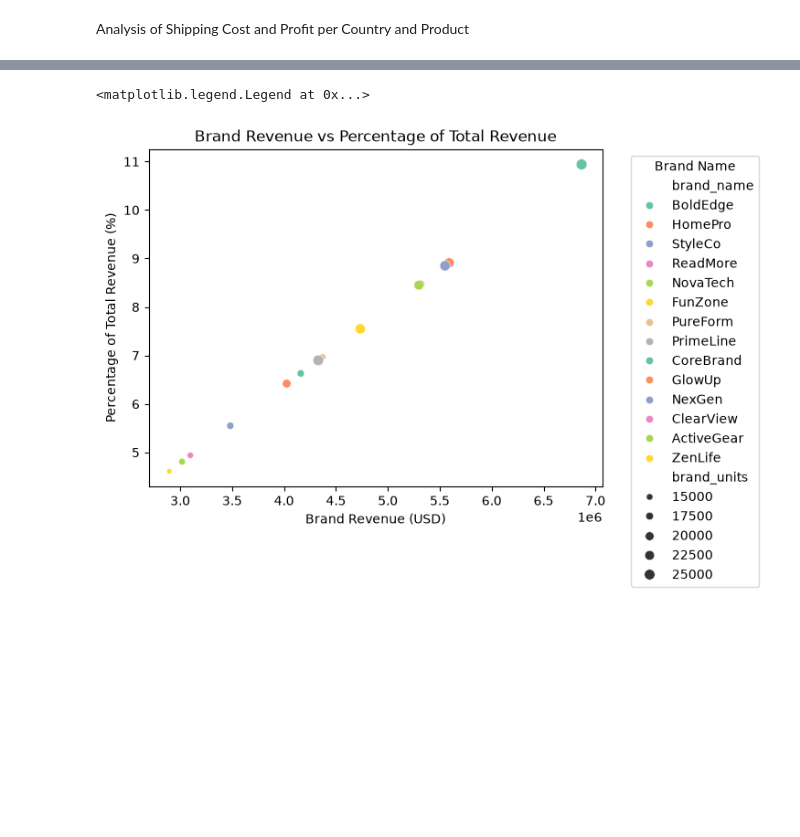
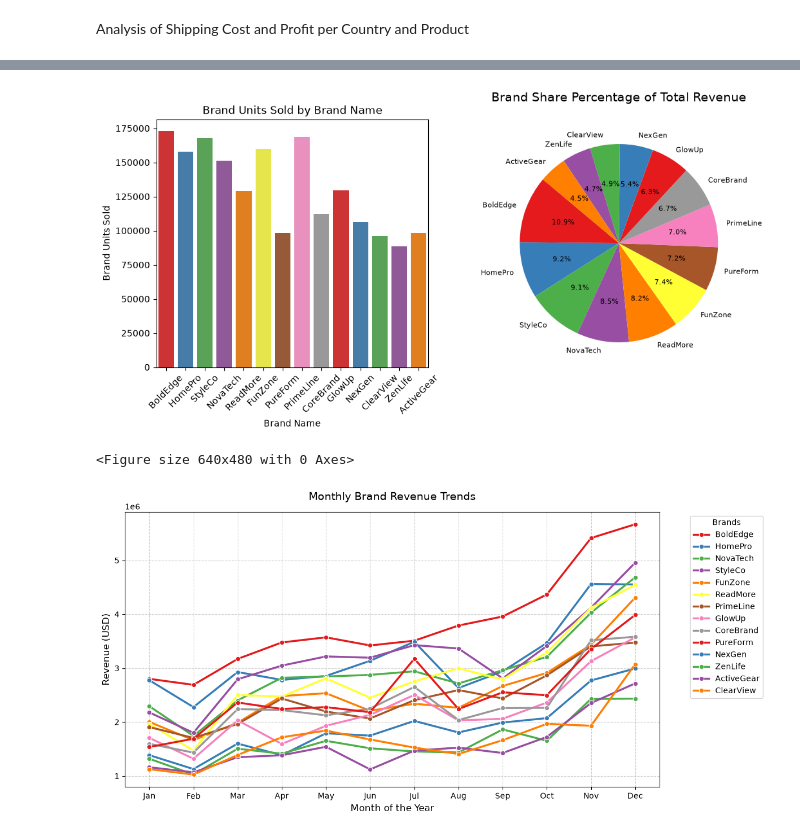
Before and after one commit to dmgg90/E-commerce-Studio, a Jupyter notebook: Analysis.ipynb, the cells around one changed output, grey strips where cells are left out. Saved outputs shown, nothing was run; the diff lists cells and outputs as text; code cells hidden in the pictures; blank space fills up the shorter version.

```diff
--- a/Analysis.ipynb
+++ b/Analysis.ipynb
@@ -286,11 +287,44 @@ ORDER BY brand_revenue DESC;
 
 brand_share_df = pd.read_sql_query(sql_query, conn)
 # %%
-sns.scatterplot(data=brand_share_df, x='brand_revenue', y='pct_of_total_revenue', hue='brand_name', size='brand_units', palette='Set2')
-plt.title('Brand Revenue vs Percentage of Total Revenue')
-plt.xlabel('Brand Revenue (USD)')
-plt.ylabel('Percentage of Total Revenue (%)')
-plt.legend(title='Brand Name', bbox_to_anchor=(1.05, 1), loc='upper left')
+fig, (ax1, ax2) = plt.subplots(1, 2, figsize=(12, 5))
+
+
+ax2 = sns.barplot(
+    data=brand_share_df,
+    x="brand_name",
+    y="brand_units",
+    hue="brand_name",
+    palette="Set1",
+    ax=ax1,
+    legend=False,
+)
+ax2.set_title("Brand Units Sold by Brand Name")
+ax2.set_xlabel("Brand Name")
+ax2.set_ylabel("Brand Units Sold")
+ax2.tick_params(axis="x", rotation=45)
+
+
+# 1. Choose a Seaborn color palette and extract the colors
+colors = sns.color_palette("Set1", len(brand_share_df))
+
+# 3. Create the pie chart using Matplotlib
+ax2=plt.pie(
+    x=brand_share_df["pct_of_total_revenue"],  # Numeric values for slices
+    labels=brand_share_df["brand_name"],  # Text labels for slices
+    colors=colors,  # Applies your Seaborn colors
+    autopct="%1.1f%%",  # Displays percentage text format inside slices
+    startangle=140,  # Rotates the starting position for better look
+    textprops={"fontsize": 8},# Adjusts text size
+
+)
+palette = sns.color_palette("Set1", len(brand_share_df))
+# 4. Add title and display
+plt.title("Brand Share Percentage of Total Revenue", fontsize=14, pad=20)
+plt.show()
+
+plt.tight_layout()
+plt.show()
 # %% [output]
+[figure, new version]
-<matplotlib.legend.Legend at 0x...>
+<Figure size 640x480 with 0 Axes>
-[figure, old version]
@@ -297,3 +344,36 @@ plt.legend(title='Brand Name', bbox_to_anchor=(1.05, 1), loc='upper left')
+# %%
+# Load the structured time-series data
+brand_monthly_df = pd.read_sql_query(sql_query, conn)
+
+# 2. Build the line chart using Seaborn
+plt.figure(figsize=(12, 6))
+
+sns.lineplot(
+    data=brand_monthly_df,
+    x="month",  # X-axis tracks the months
+    y="brand_revenue",  # Y-axis tracks the sales revenue
+    hue="brand_name",  # Creates a distinct colored line for each brand
+    palette="Set1",  # Applies your high-contrast Set1 color scheme
+    marker="o",  # Adds visible dot indicators on every month's data point
+    linewidth=2.5,
+)
+
+# 3. Clean and polish the axis layout
+plt.title("Monthly Brand Revenue Trends", fontsize=14, pad=15)
+plt.xlabel("Month of the Year", fontsize=12)
+plt.ylabel("Revenue (USD)", fontsize=12)
+plt.grid(True, linestyle="--", alpha=0.6)  # Adds a clean background grid for tracking lines
+
+plt.xticks(
+    ticks=range(len(brand_monthly_df["month"].unique())),
+    labels=["Jan", "Feb", "Mar", "Apr", "May", "Jun", "Jul", "Aug", "Sep", "Oct", "Nov", "Dec"][:len(brand_monthly_df["month"].unique())]
+)
+plt.legend(title="Brands", bbox_to_anchor=(1.05, 1), loc="upper left")
+plt.tight_layout()
+
+plt.show()
+# %% [output]
+[figure, added]
 # %%
 sql_query = """
 SELECT
```
Also changed, not shown: parts of 11 cells of this notebook, 1 other file.
